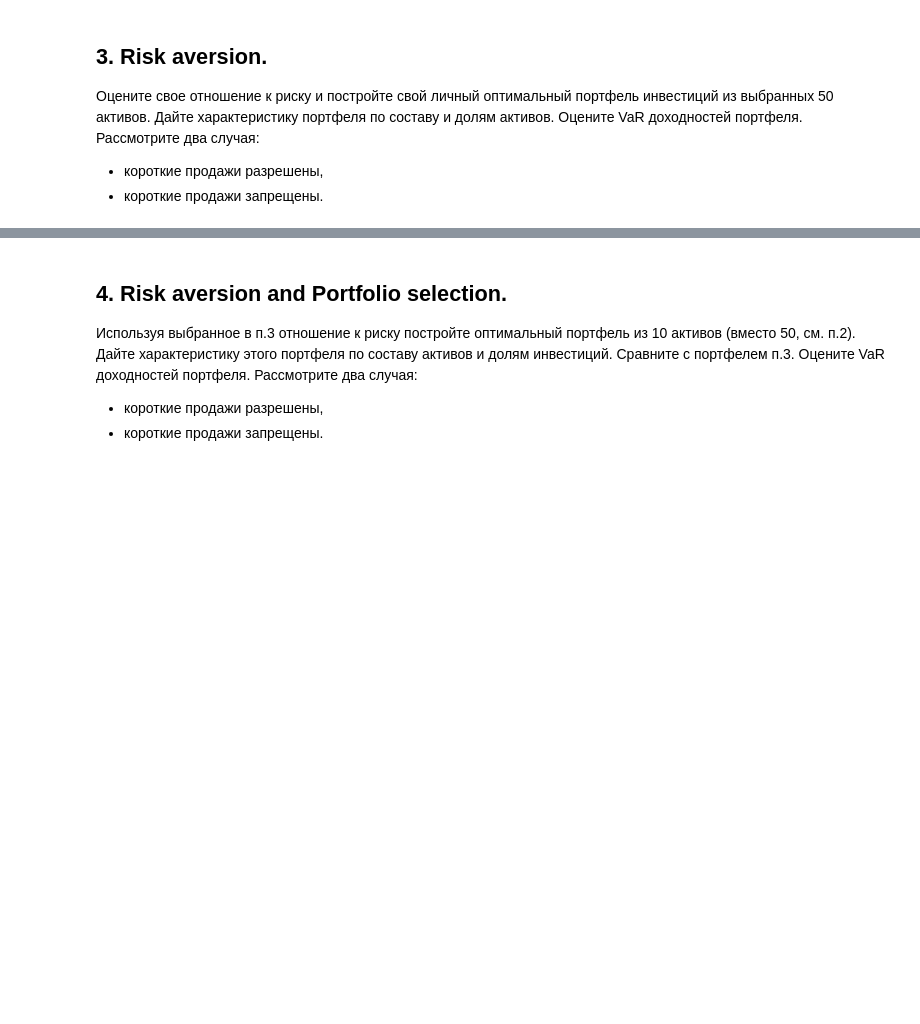
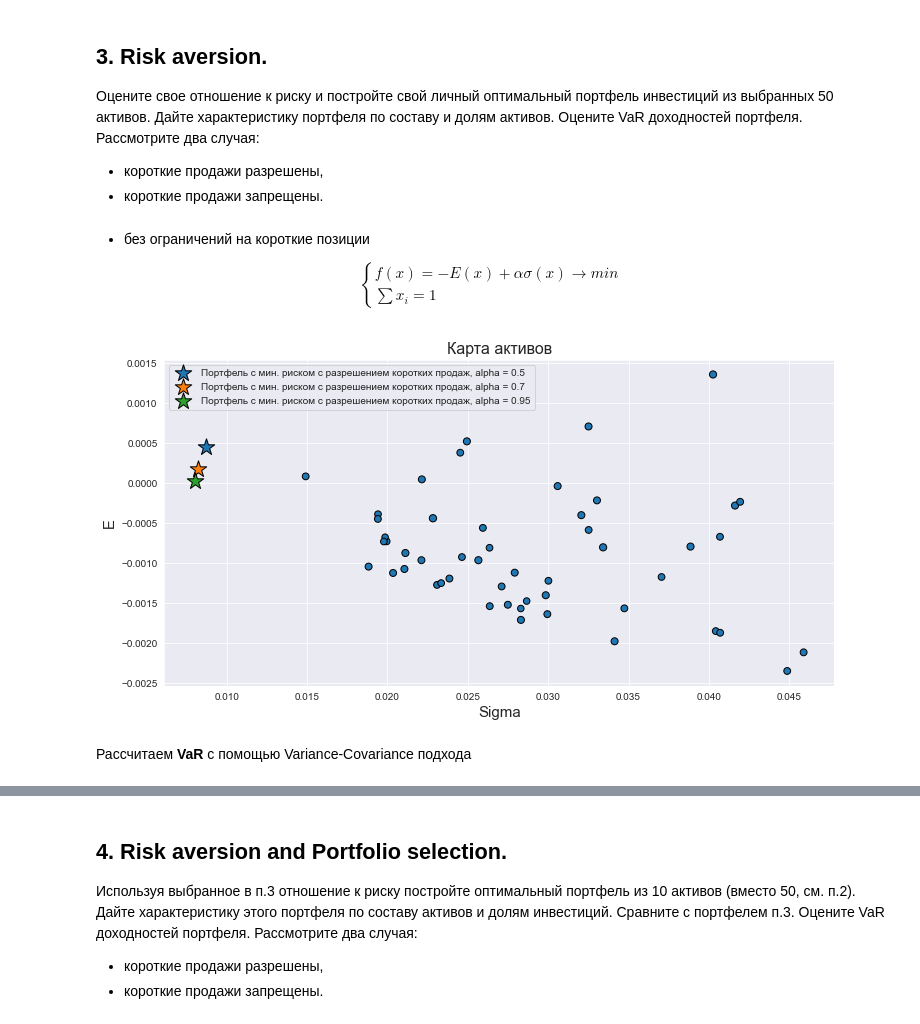
Before and after one commit to CodeSopranos/lab-2-financial-operations, a Jupyter notebook: report.ipynb, the cells around one changed output, grey strips where cells are left out. Cells and saved outputs as stored; diff of their text form; code cells hidden in the pictures; blank space fills up the shorter version.

```diff
--- a/report.ipynb
+++ b/report.ipynb
@@ -368,0 +412,20 @@ plt.show()
+# %% [markdown]
+ - без ограничений на короткие позиции
+
+$$ \begin{cases} f(x) = - E(x) + \alpha \sigma (x) \rightarrow min \\ \sum x_i = 1 \end{cases}$$
+# %%
+def plot_risk_aversion_method(params_, min_risk_, min_risk_preturn_, short=False):
+    plot_mean_var_map(params_['data'], title='Карта активов')
+    short_sales_word = 'разрешением' if short else 'запретом'
+
+    for ind, risk_level in enumerate(params_['risk_levels']):
+        plt.scatter(min_risk_[ind], min_risk_preturn_[ind],
+                marker='*', s=300, label='Портфель с мин. риском с ' + short_sales_word + ' коротких продаж, alpha = ' + str(risk_level),
+                edgecolors='black',)
+    plt.legend()
+    plt.show()
+plot_risk_aversion_method(params_50, min_risk, min_risk_preturn, True)
+# %% [output]
+[figure, added]
+# %% [markdown]
+Рассчитаем **VaR** с помощью Variance-Covariance подхода
```
Also changed, not shown: parts of 17 cells of this notebook.
